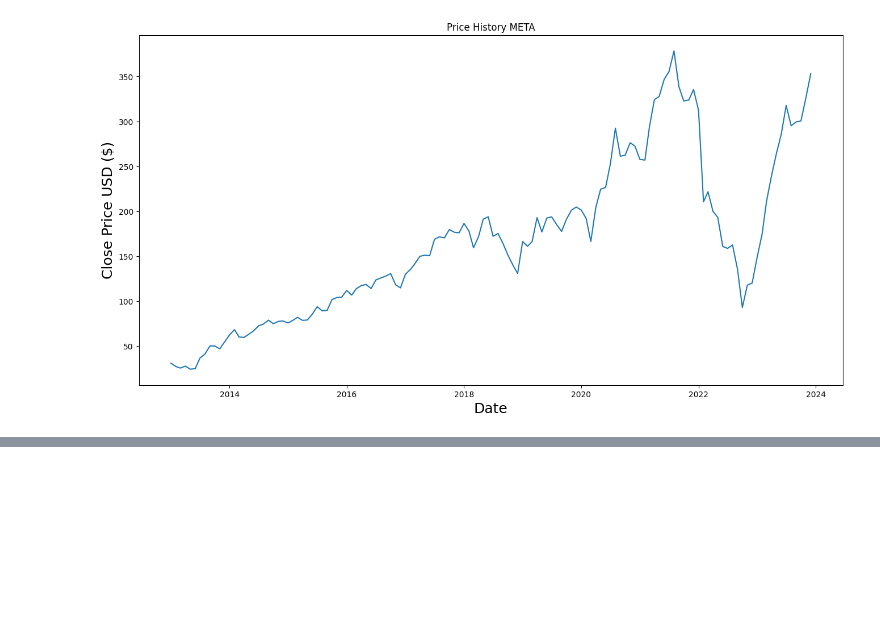
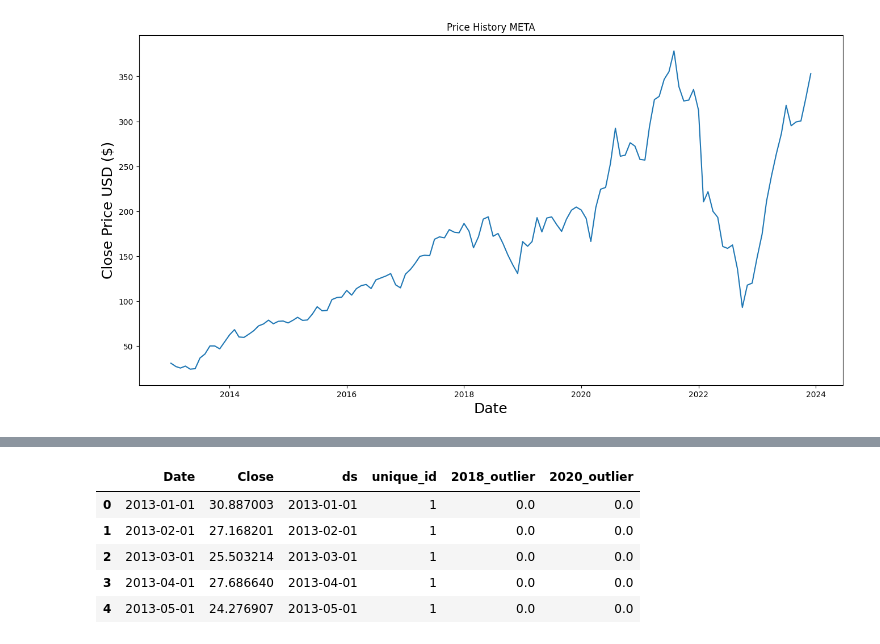
Before and after one commit to Michelleagl/Series_de_Tiempo, a Jupyter notebook: Regresión_Dinamica.ipynb, the cells around one changed output, grey strips where cells are left out. Cells and saved outputs as stored; diff of their text form; code cells hidden in the pictures; blank space fills up the shorter version.

```diff
--- a/Regresión_Dinamica.ipynb
+++ b/Regresión_Dinamica.ipynb
@@ -74,0 +86,11 @@ plt.show()
+# %%
+
+df["unique_id"]="1"
+# The DataFrame has 4 columns after adding 'ds' and 'unique_id' in previous steps, modify the column names accordingly
+#df.columns=["ds", "y", "unique_id"] # incorrect
+# assuming the first column is 'Date' based on previous cell outputs
+df.columns = ['Date', 'Close', 'ds', 'unique_id'] # Assuming original columns and new ones
+# or if you want to keep only specific columns:
+# df = df[['ds', 'Close', 'unique_id']]  # Keep only 'ds', 'Close', and 'unique_id' columns
+# df.columns = ["ds", "y", "unique_id"] # then rename them
+df.head()
@@ -74,0 +104,4 @@ plt.show()
+# %%
+
+fecha_2008 = pd.DataFrame({'ds': pd.to_datetime(["2008-11-01"]), '2018_outlier': [1]})
+fecha_2020 = pd.DataFrame({'ds': pd.to_datetime(["2020-03-01"]), '2020_outlier': [1]})
@@ -74,0 +137,13 @@ plt.show()
+# %%
+df = df.merge(fecha_2008, how='left', on = 'ds').fillna(0)
+# %%
+df = df.merge(fecha_2020, how='left', on = 'ds').fillna(0)
+# %%
+df.head()
+# %% [output]
+|  | Date | Close | ds | unique_id | 2018_outlier | 2020_outlier |
+| 0 | 2013-01-01 | 30.887003 | 2013-01-01 | 1 | 0.0 | 0.0 |
+| 1 | 2013-02-01 | 27.168201 | 2013-02-01 | 1 | 0.0 | 0.0 |
+| 2 | 2013-03-01 | 25.503214 | 2013-03-01 | 1 | 0.0 | 0.0 |
+| 3 | 2013-04-01 | 27.686640 | 2013-04-01 | 1 | 0.0 | 0.0 |
+| 4 | 2013-05-01 | 24.276907 | 2013-05-01 | 1 | 0.0 | 0.0 |
```
Also changed, not shown: parts of 18 cells of this notebook.
